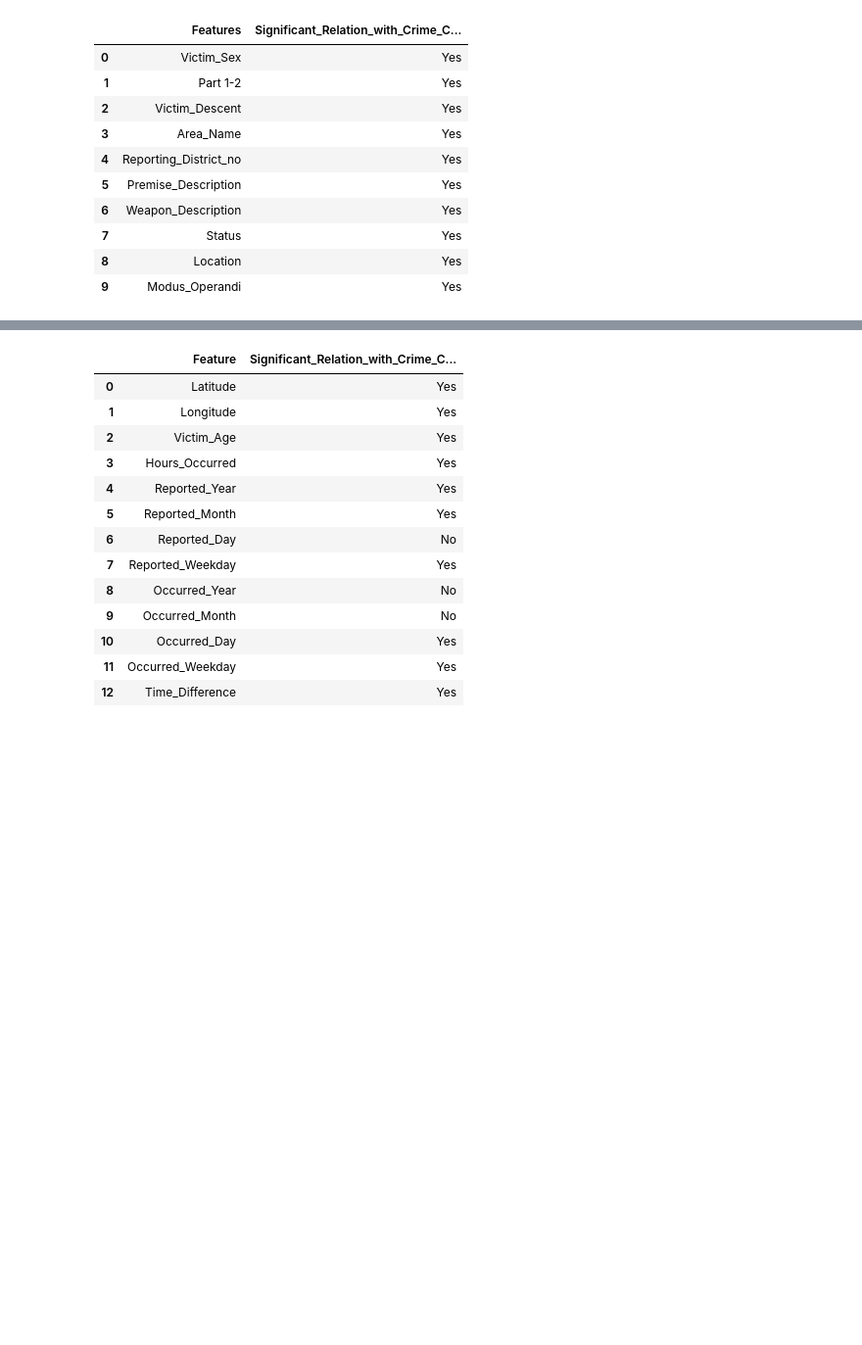
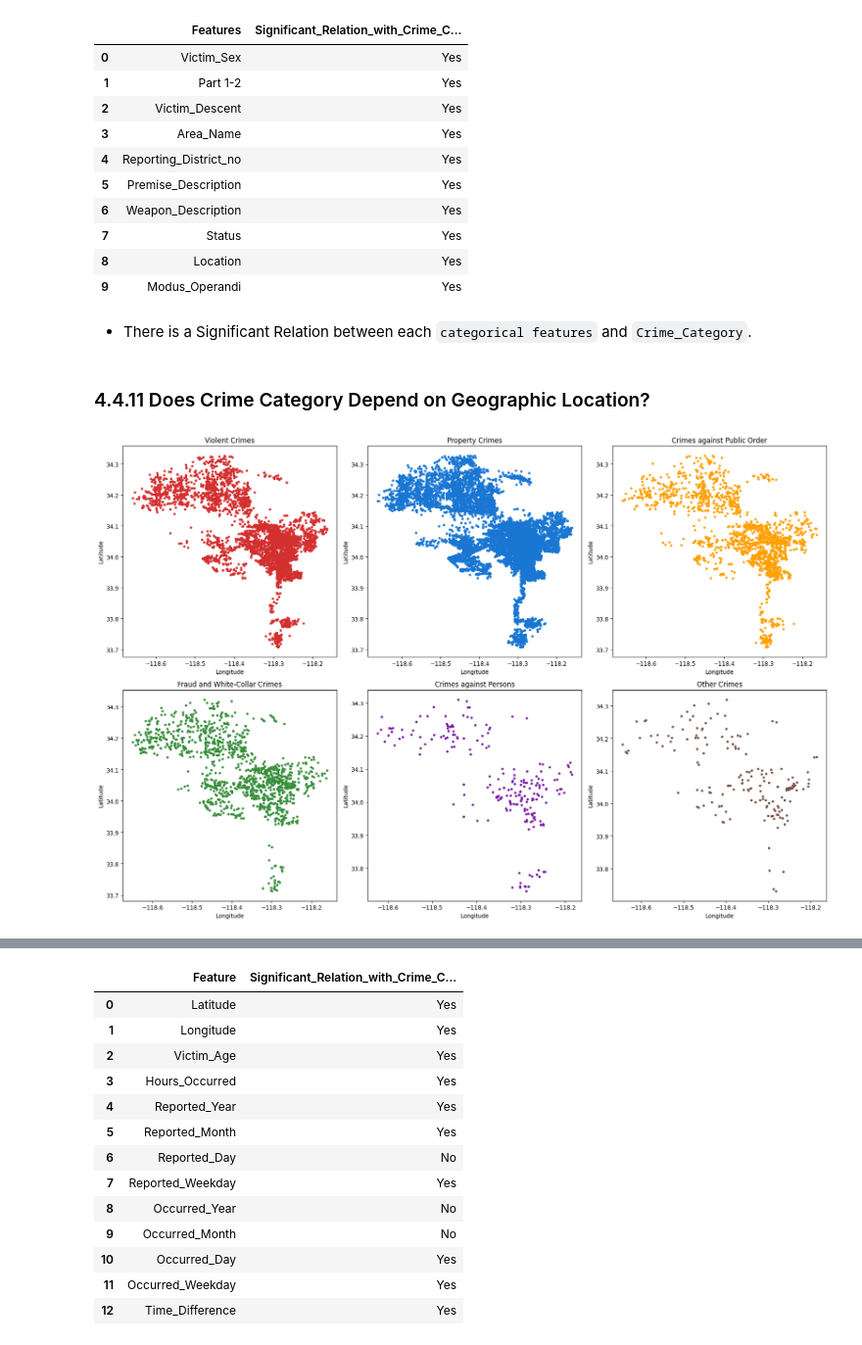
Before and after one commit to imran-nazir0011/CrimeCast-Forecasting-Crime-Categories, a Jupyter notebook: notebook/EDA.ipynb, the cells around one changed output, grey strips where cells are left out. Shown at 98% size. Cells and saved outputs as stored; diff of their text form; code cells hidden in the pictures; blank space fills up the shorter version.

```diff
--- a/notebook/EDA.ipynb
+++ b/notebook/EDA.ipynb
@@ -323,14 +323,3 @@ df['Occurred_Weekday'] = df['Date_Occurred'].dt.weekday
 # %%
 # Calculate time difference in hours (or any other unit you prefer)
 df['Time_Difference'] = (df['Date_Reported'] - df['Date_Occurred']).dt.total_seconds() / 3600  # in hours
-# %%
-"""
-
-df['Modus_Operandi_split']=df['Modus_Operandi'].apply(lambda x : x.split())
-exploded_df=df.explode('Modus_Operandi_split')
-exploded_df = exploded_df.rename(columns={'Modus_Operandi_Split': 'Modus_Operandi_Code'})
-exploded_df = exploded_df.drop(columns=['Modus_Operandi'])
-df=df.drop('Modus_Operandi_split',axis=1)
-exploded_df.info()
-
-"""
@@ -998,3 +1134,39 @@ categorical_crime_relation
 | 7 | Status | Yes |
 | 8 | Location | Yes |
 | 9 | Modus_Operandi | Yes |
+# %% [markdown]
+- There is a Significant Relation between each `categorical features` and `Crime_Category`.
+# %% [markdown]
+### 4.4.11 Does Crime Category Depend on Geographic Location?
+# %%
+
+# Remove outlier at (0, 0)
+df_filtered = df[(df['Latitude'] != 0) & (df['Longitude'] != 0)]
+
+# Define the color map for each crime category
+colors = {
+    'Violent Crimes': '#D32F2F',  # Dark Red
+    'Property Crimes': '#1976D2',  # Bright Blue
+    'Crimes against Public Order': '#FFA000',  # Amber
+    'Fraud and White-Collar Crimes': '#388E3C',  # Dark Green
+    'Crimes against Persons': '#7B1FA2',  # Dark Purple
+    'Other Crimes': '#795548'  # Dark Brown
+}
+
+# Create subplots
+fig, axs = plt.subplots(2, 3, figsize=(18, 12))
+axs = axs.flatten()  # Flatten the 2x3 array of axes into a 1D array for easier iteration
+
+# Plot each crime category on its own subplot
+for i, (category, color) in enumerate(colors.items()):
+    subset = df_filtered[df_filtered['Crime_Category'].str.strip() == category]
+    axs[i].scatter(subset['Longitude'], subset['Latitude'], color=color, s=10)
+    axs[i].set_title(category)
+    axs[i].set_xlabel('Longitude')
+    axs[i].set_ylabel('Latitude')
+
+# Adjust layout to prevent overlap
+plt.tight_layout()
+plt.show()
+# %% [output]
+[figure, added]
```
Also changed, not shown: parts of 57 cells of this notebook.
